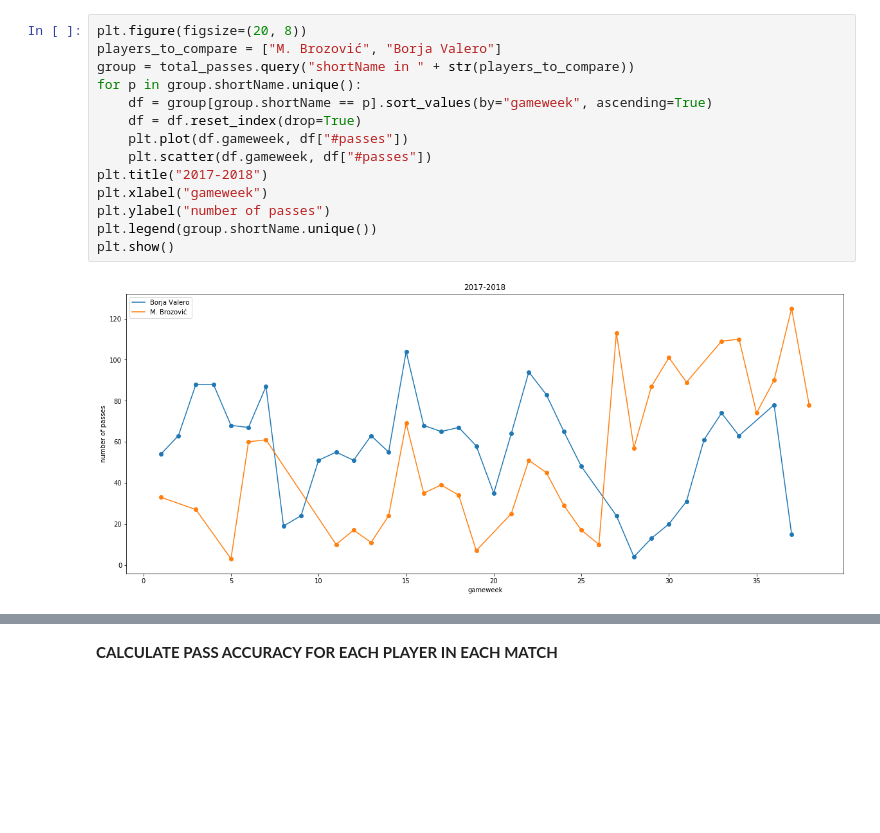
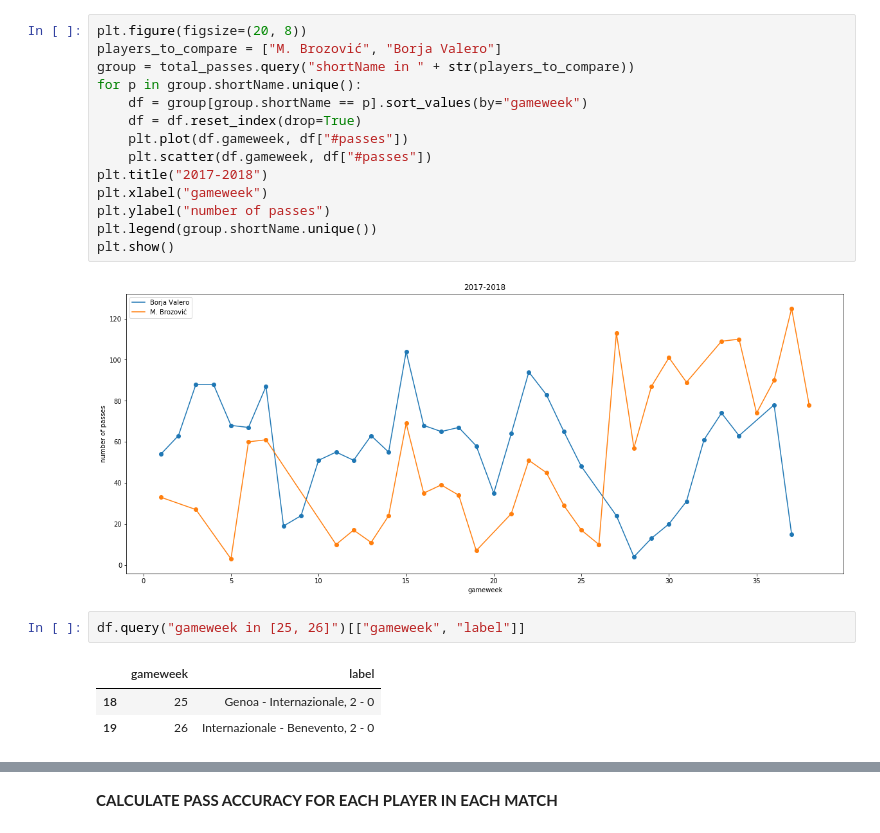
Before and after one commit to maurosamarelli/Inter_2017_2018, a Jupyter notebook: 05 pass_analysis.ipynb, the cells around one changed output, grey strips where cells are left out. Cells and saved outputs as stored; diff of their text form; blank space fills up the shorter version.

```diff
--- a/05 pass_analysis.ipynb
+++ b/05 pass_analysis.ipynb
@@ -79,7 +79,7 @@ plt.figure(figsize=(20, 8))
 players_to_compare = ["M. Brozović", "Borja Valero"]
 group = total_passes.query("shortName in " + str(players_to_compare))
 for p in group.shortName.unique():
-    df = group[group.shortName == p].sort_values(by="gameweek", ascending=True)
+    df = group[group.shortName == p].sort_values(by="gameweek")
     df = df.reset_index(drop=True)
     plt.plot(df.gameweek, df["#passes"])
     plt.scatter(df.gameweek, df["#passes"])
@@ -90,3 +90,9 @@ plt.legend(group.shortName.unique())
 plt.show()
 # %% [output]
 [figure]
+# %%
+df.query("gameweek in [25, 26]")[["gameweek", "label"]]
+# %% [output]
+|  | gameweek | label |
+| 18 | 25 | Genoa - Internazionale, 2 - 0 |
+| 19 | 26 | Internazionale - Benevento, 2 - 0 |
```
Also changed, not shown: parts of 9 cells of this notebook.
